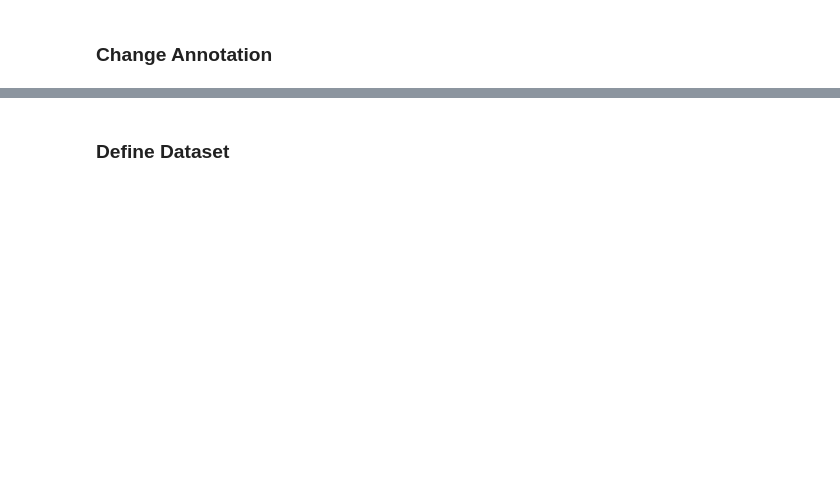
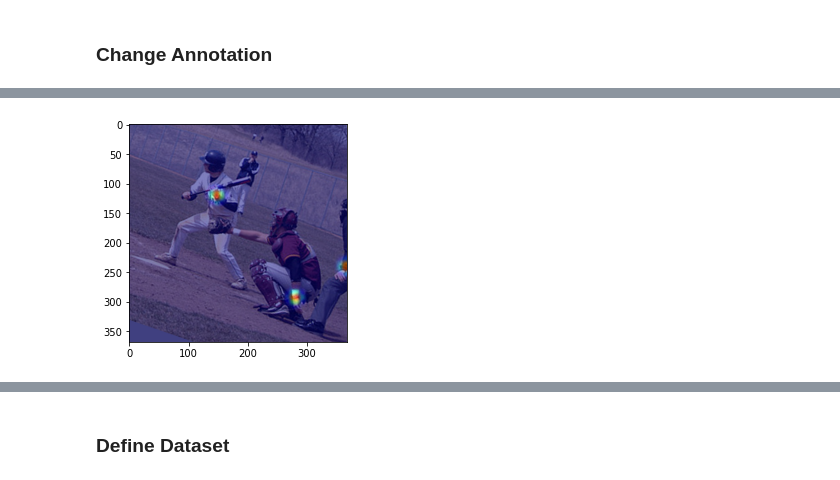
Before and after one commit to jhlee508/pytorch-advanced, a Jupyter notebook: chapter4_pose_estimation_OpenPose.ipynb, the cells around one changed output, grey strips where cells are left out. Drawn from its saved outputs; the diff is of its cells as text; code cells hidden in the pictures; blank space fills up the shorter version.

```diff
--- a/chapter4_pose_estimation_OpenPose.ipynb
+++ b/chapter4_pose_estimation_OpenPose.ipynb
@@ -386,15 +386,17 @@ TypeError: ignored
 # %%
 # 왼쪽 손목
 heat_map = heatmaps[:, :, 7]  # 7은 왼쪽 손목
-heat_map = Image.fromarray(np.uint8(cm.jet(heat_map)*255))
+heat_map = Image.fromarray(np.uint8(cm.jet(heat_map.numpy())*255))
 heat_map = np.asarray(heat_map.convert('RGB'))
 heat_map = cv2.resize(
     heat_map, (img.shape[1], img.shape[0]), interpolation=cv2.INTER_CUBIC)
 
 # 합성해서 표시
 blend_img = cv2.addWeighted(img, 0.5, heat_map, 0.5, 0)
 plt.imshow(blend_img)
 plt.show()
+# %% [output]
+[figure, added]
 # %%
 # 왼쪽 팔꿈치와 왼쪽 손목에 PAF를 확인
 paf = pafs[:, :, 24]  # 24는 왼쪽 팔꿈치와 왼쪽 손목을 잇는 x 벡터의 PAF
```
Also changed, not shown: parts of 30 cells of this notebook.
